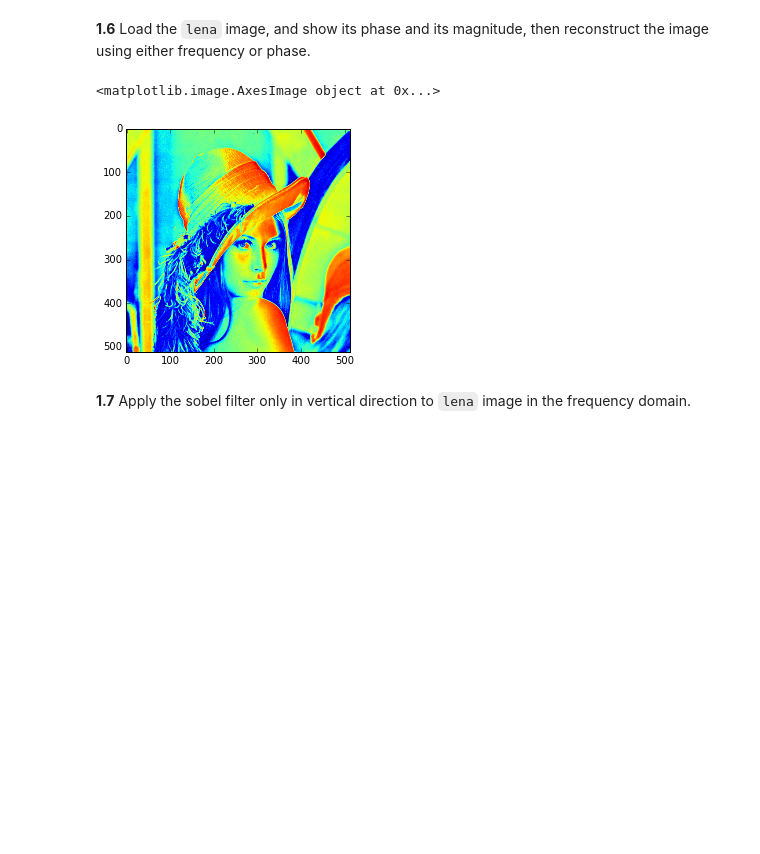
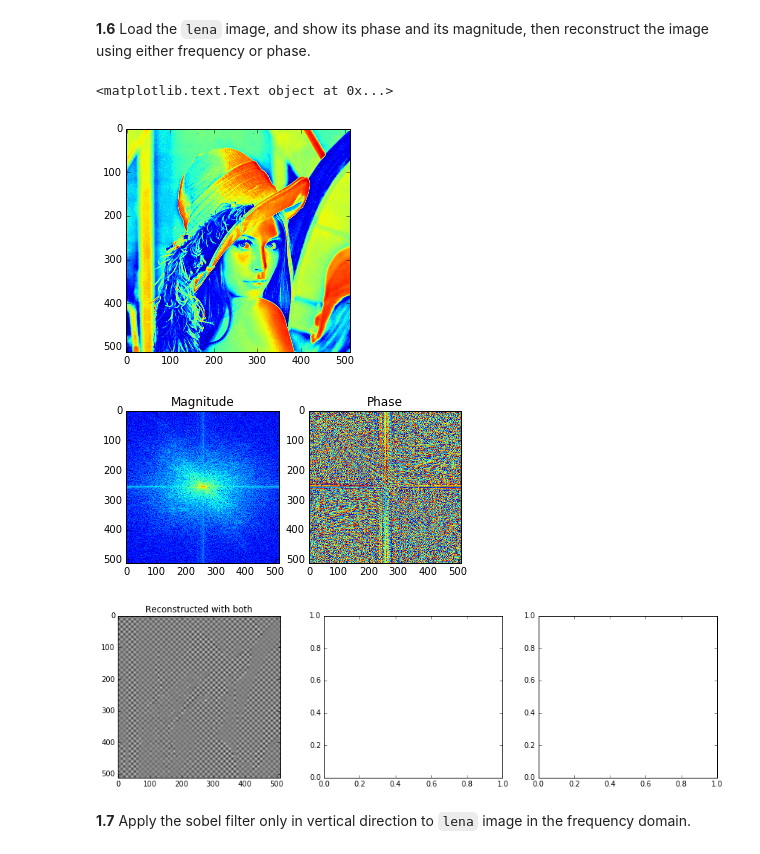
Before and after one commit to nayeem78/DSP-TP-1617, a Jupyter notebook: Lab5/python/Lab5.ipynb, the cells around one changed output. Drawn from its saved outputs; the diff is of its cells as text; code cells hidden in the pictures; blank space fills up the shorter version.

```diff
--- a/Lab5/python/Lab5.ipynb
+++ b/Lab5/python/Lab5.ipynb
@@ -374,22 +374,53 @@ plt.show()
 [figure]
 # %% [markdown]
 **1.6** Load the `lena` image, and show its phase and its magnitude, then reconstruct the image using either frequency or phase.
-# %%
-import os, os.path
-from skimage import color
-from scipy import misc
-
-Path = '../images/'
-image_name ='lena-grey.bmp'
-lena_im = io.imread(Path.__add__(image_name))
-lena_im = img_as_float(lena_im)
-
-plt.figure()
-plt.imshow(lena_im, cmap=plt.cm.gray)
-plt.imshow(lena_im)
-# %% [output]
-<matplotlib.image.AxesImage object at 0x...>
-[figure, removed]
+# %%
+import os, os.path
+from skimage import color
+from scipy import misc, ndimage
+
+Path = '../images/'
+image_name ='lena-grey.bmp'
+lena_im = io.imread(Path.__add__(image_name))
+lena_im = img_as_float(lena_im)
+
+plt.figure()
+plt.imshow(lena_im, cmap=plt.cm.gray)
+plt.imshow(lena_im)
+
+image_name = np.fft.fftshift(np.fft.fft2(lena_im))
+f, (ax1, ax2) = plt.subplots(1, 2)
+ax1.imshow(exposure.adjust_log(np.abs(image_name)))
+ax1.set_title('Magnitude')
+ax2.imshow(np.angle(image_name))
+ax2.set_title('Phase')
+
+# image_name1 = np.fft.fftshift(np.fft.ifftn(lena_im))
+# #mag_freq*np.exp(1j * ang_freq)
+# f, (ax1, ax2) = plt.subplots(1, 2)
+# ax1.imshow(exposure.adjust_log(np.abs(image_name1)))
+# ax1.set_title('Magnitude')
+# ax2.imshow(np.angle(image_name1))
+# ax2.set_title('Phase')
+
+
+img_lena_reconstructed = np.fft.ifft2(image_name)
+img_lena_reconstructed_magn = np.fft.ifft2(np.abs(image_name))
+img_lena_reconstructed_phase = np.fft.ifft2(200*np.exp(1j*np.angle(image_name)))
+
+f, (ax0, ax1, ax2) = plt.subplots(1, 3, figsize=(15,4))
+ax0.imshow(np.real(img_lena_reconstructed), cmap='gray')
+ax0.set_title('Reconstructed with both')
+
+# ax1.imshow(exposure.adjust_log(np.real(img_lena_reconstructed_magn)), cmap='gray')
+# ax1.set_title('Reconstructed with magnitude')
+# ax2.imshow(np.real(img_lena_reconstructed_phase), cmap='gray')
+# ax2.set_title('Reconstructed with phase')
+# %% [output]
+<matplotlib.text.Text object at 0x...>
+[figure, added]
+[figure, added]
+[figure, added]
 # %% [markdown]
 **1.7** Apply the sobel filter only in vertical direction to `lena` image in the frequency domain.
 # %% [markdown]
```
Also changed, not shown: parts of 1 cell of this notebook.
